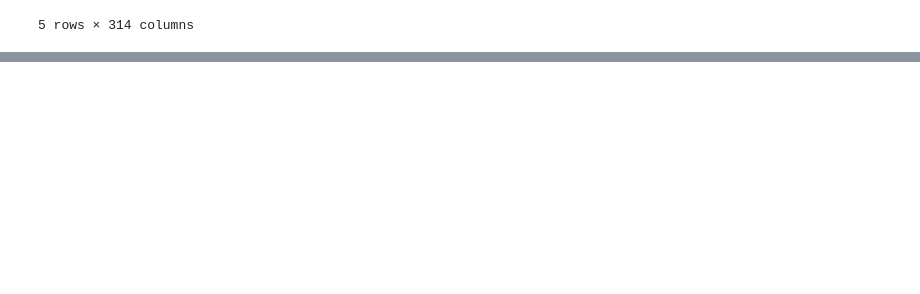
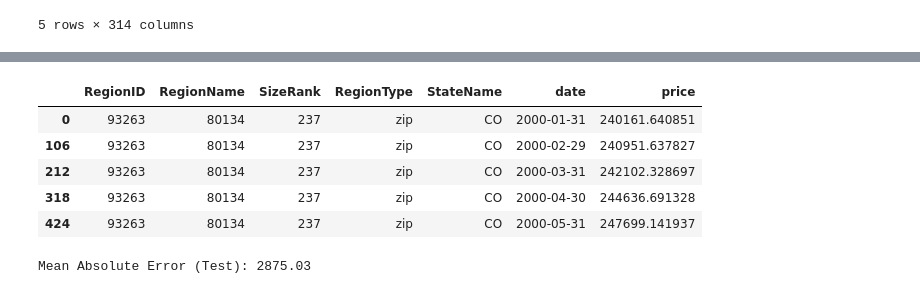
Before and after one commit to ale-ians/Zillow_Capstone, a Jupyter notebook: notebooks/Load_and_Clean.ipynb, the cells around one changed output, grey strips where cells are left out. Saved outputs shown, nothing was run; the diff lists cells and outputs as text; code cells hidden in the pictures; blank space fills up the shorter version.

```diff
--- a/notebooks/Load_and_Clean.ipynb
+++ b/notebooks/Load_and_Clean.ipynb
@@ -37,0 +71,13 @@ df_co.to_csv('../data/colorado_home_values.csv', index=False)
+# %%
+#Selecting one ZIP
+df_co['RegionName'] = df_co['RegionName'].astype(str).str.strip()
+target_zip ='80134'
+df_zip = df_co[df_co['RegionName'] == target_zip].sort_values('date').copy()
+df_zip.head()
+# %% [output]
+|  | RegionID | RegionName | SizeRank | RegionType | StateName | date | price |
+| 0 | 93263 | 80134 | 237 | zip | CO | 2000-01-31 | 240161.640851 |
+| 106 | 93263 | 80134 | 237 | zip | CO | 2000-02-29 | 240951.637827 |
+| 212 | 93263 | 80134 | 237 | zip | CO | 2000-03-31 | 242102.328697 |
+| 318 | 93263 | 80134 | 237 | zip | CO | 2000-04-30 | 244636.691328 |
+| 424 | 93263 | 80134 | 237 | zip | CO | 2000-05-31 | 247699.141937 |
@@ -37,0 +99,13 @@ df_co.to_csv('../data/colorado_home_values.csv', index=False)
+# %%
+#Train Model
+from sklearn.ensemble import RandomForestRegressor
+from sklearn.metrics import mean_absolute_error
+
+model = RandomForestRegressor()
+model.fit(X_train, y_train)
+
+y_pred = model.predict(X_test)
+mae = mean_absolute_error(y_test, y_pred)
+print(f'Mean Absolute Error (Test): {mae:.2f}')
+# %% [output]
+Mean Absolute Error (Test): 2875.03
```
Also changed, not shown: parts of 11 cells of this notebook, 1 other file.
